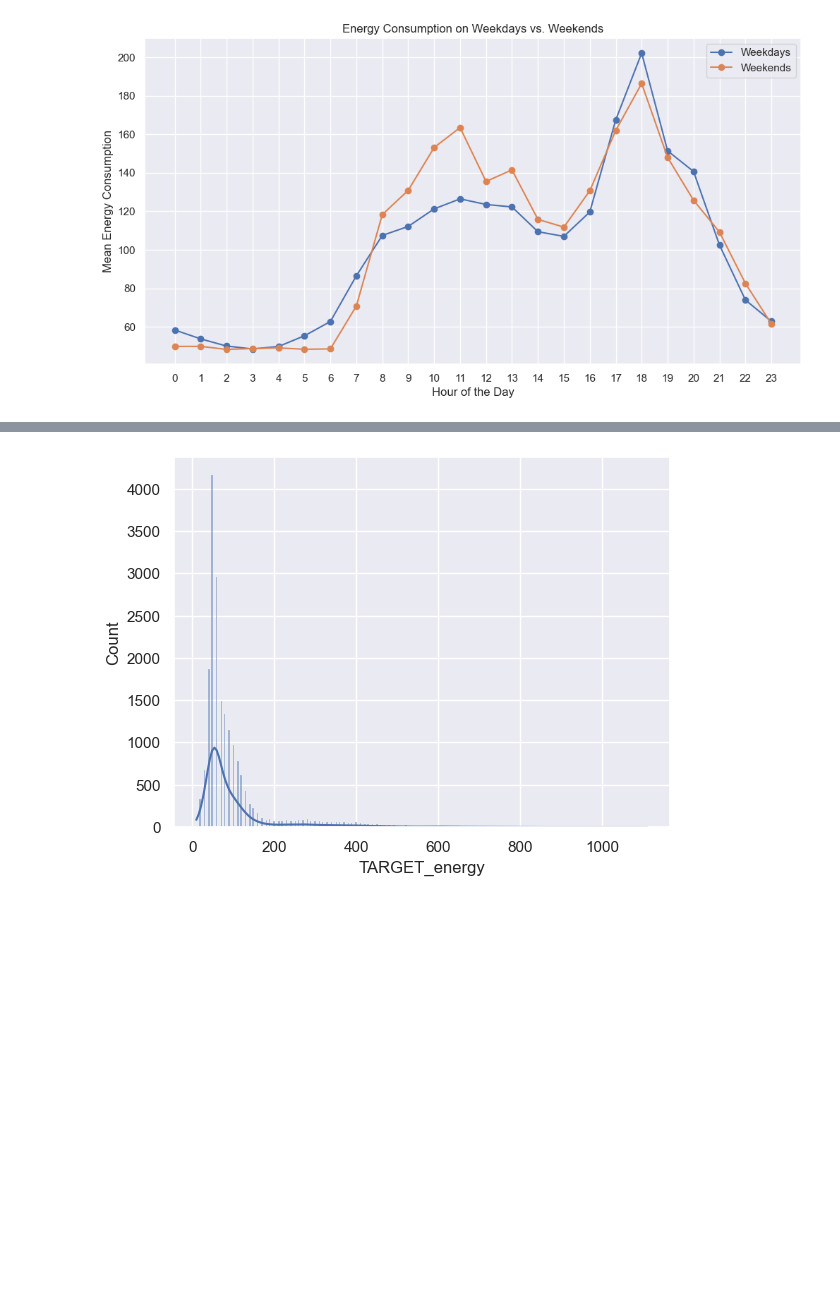
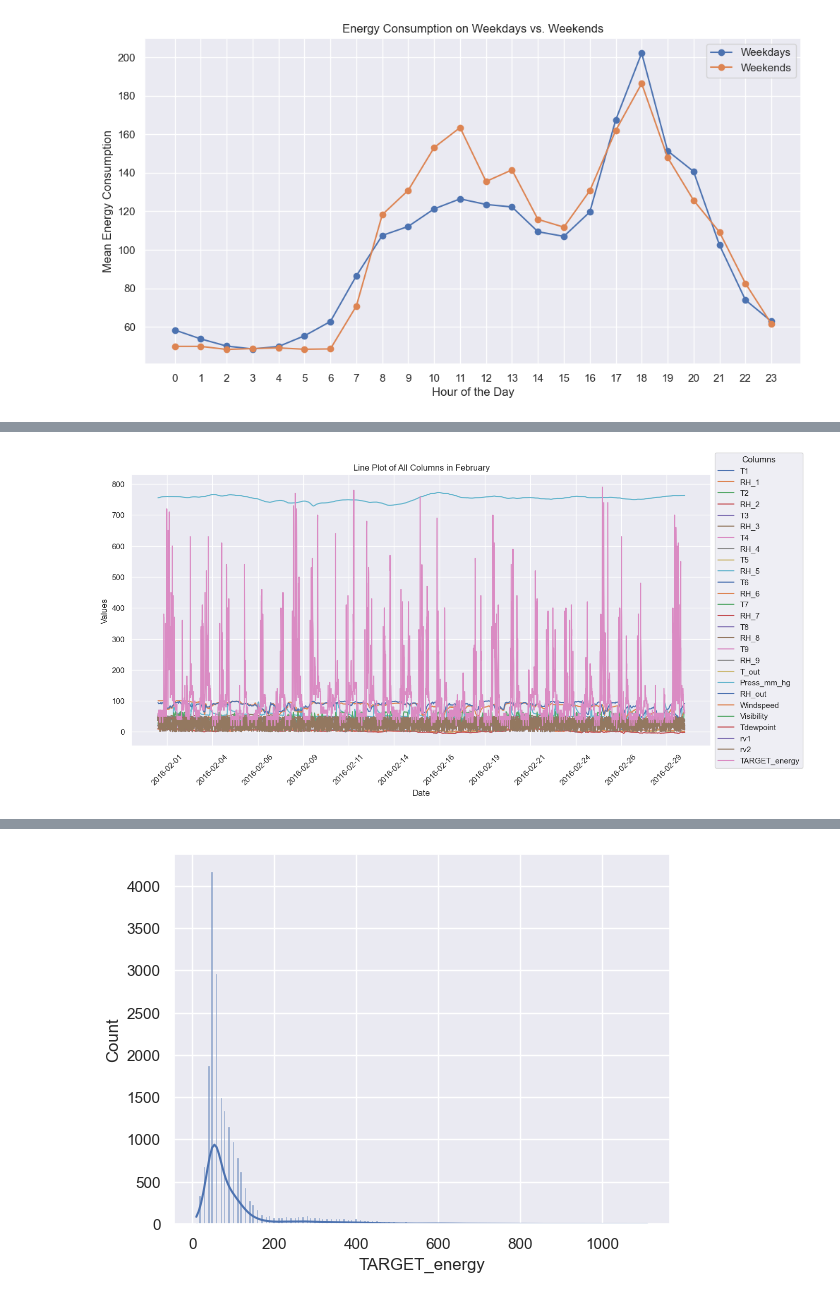
Before and after one commit to bitrao/Appliance-Energy-Use-Prediction, a Jupyter notebook: Energy-Used-Prediction.ipynb, the cells around one changed output, grey strips where cells are left out. Saved outputs shown, nothing was run; the diff lists cells and outputs as text; code cells hidden in the pictures; blank space fills up the shorter version.

```diff
--- a/Energy-Used-Prediction.ipynb
+++ b/Energy-Used-Prediction.ipynb
@@ -313,2 +340,23 @@ plt.show()
 # %%
-eda_df_small = eda_df[0:1733].copy()
+# create a dataframe to observe the pattern in short period
+eda_df_small = eda_df[eda_df['month'] == 2].copy()
+# %%
+plt.figure(figsize=(14, 7))
+
+# Plot all columns against 'date'
+for column in df.columns:
+    if column != 'date':  # Skip the 'date' column itself
+        sns.lineplot(data=eda_df_small, x='date', y=column, label=column)
+
+plt.legend(loc='center left', bbox_to_anchor=(1, 0.5), title='Columns')
+
+plt.xticks(rotation=45)  # Rotate dates for better readability
+plt.gca().xaxis.set_major_locator(plt.MaxNLocator(15))  # Show more date labels
+
+plt.title('Line Plot of All Columns in February')
+plt.xlabel('Date')
+plt.ylabel('Values')
+plt.tight_layout()
+plt.show()
+# %% [output]
+[figure, added]
```
Also changed, not shown: parts of 17 cells of this notebook.
